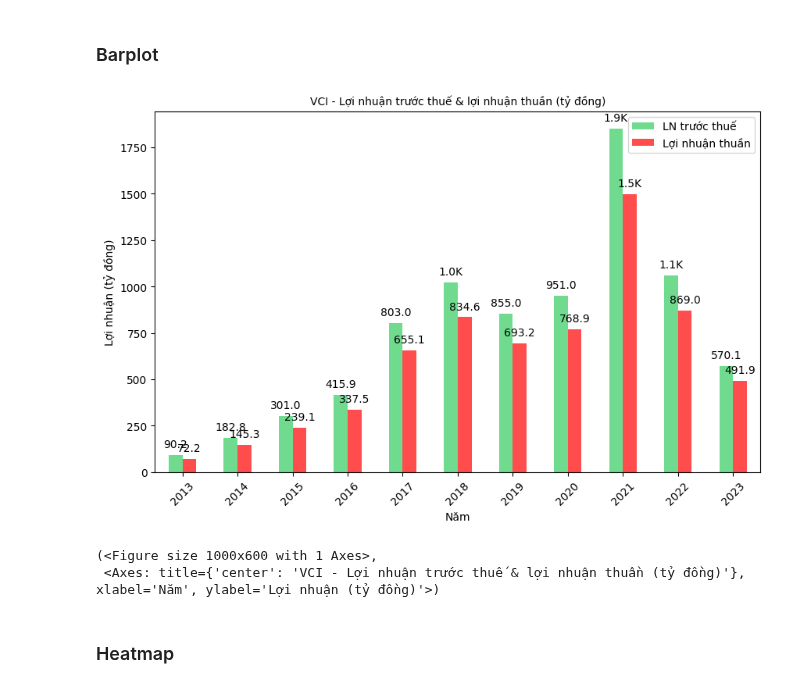
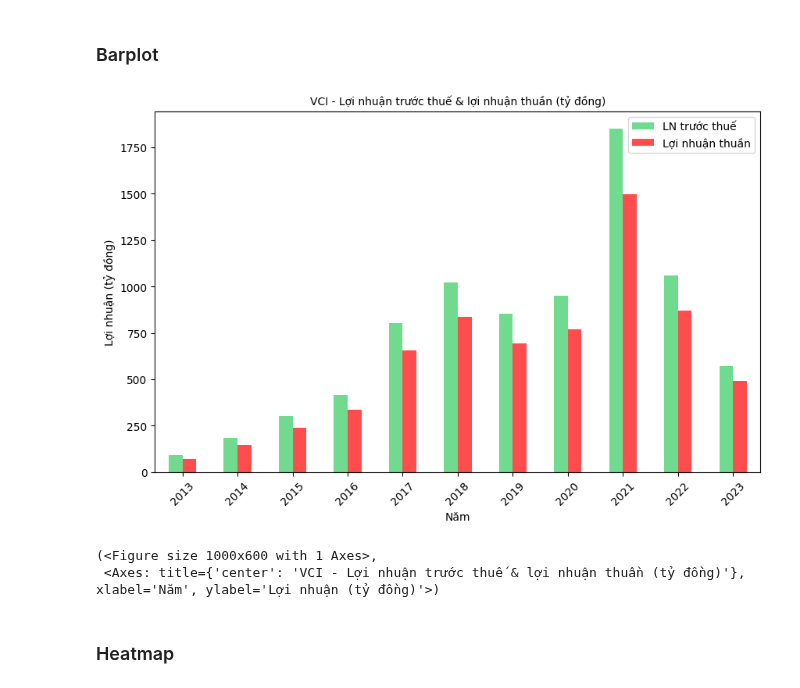
Before and after one commit to thinh-vu/vnstock, a Jupyter notebook: docs/5_visualization_data_exploration_vnstock3.ipynb, the cells around one changed output. Cells and saved outputs as stored; diff of their text form; code cells hidden in the pictures.

```diff
--- a/docs/5_visualization_data_exploration_vnstock3.ipynb
+++ b/docs/5_visualization_data_exploration_vnstock3.ipynb
@@ -212,17 +211,18 @@ df.viz.help('table')
 # %% [markdown]
 ### Barplot
 # %%
+# Mở help cho biểu đồ bar để xem tất cả các tuỳ chọn
 income_df[['LN trước thuế', 'Lợi nhuận thuần']].div(1000_000_000)\
     .viz.bar(figsize=(10, 6),
              title='VCI - Lợi nhuận trước thuế & lợi nhuận thuần (tỷ đồng)',
              ylabel='Lợi nhuận (tỷ đồng)',
              xlabel='Năm',
              color_palette='stock',
-             data_labels=True, # Hiển thị giá trị trên cột
+             data_labels=False, # Hiển thị giá trị trên cột
              show_legend=True,
              rot=45) # Xoay nhãn trục x 45 độ
 # %% [output]
-[figure, old version]
+[figure, new version]
 (<Figure size 1000x600 with 1 Axes>,
  <Axes: title={'center': 'VCI - Lợi nhuận trước thuế & lợi nhuận thuần (tỷ đồng)'}, xlabel='Năm', ylabel='Lợi nhuận (tỷ đồng)'>)
 # %% [markdown]
```
Also changed, not shown: parts of 13 cells of this notebook, 9 other files.
